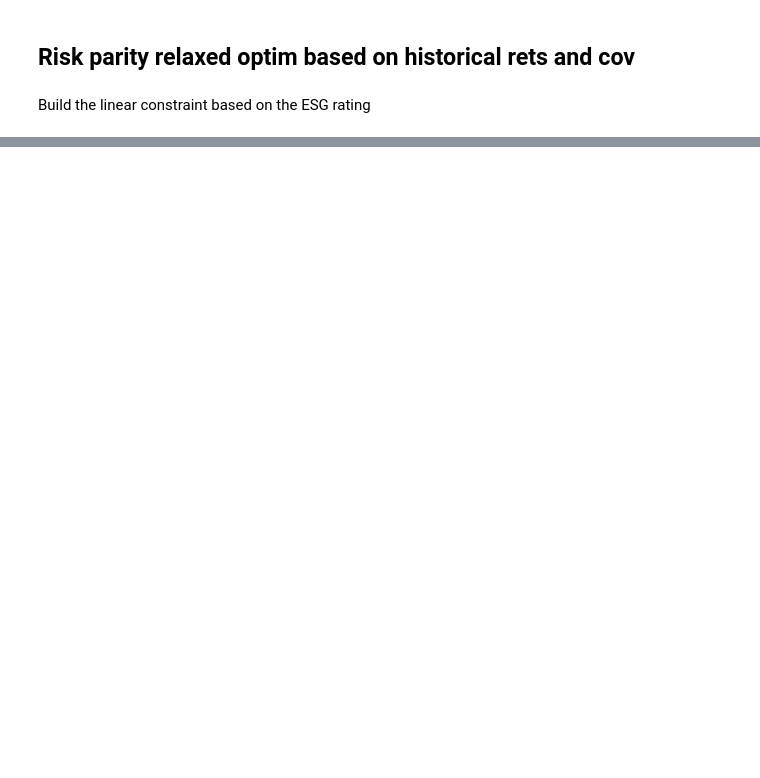
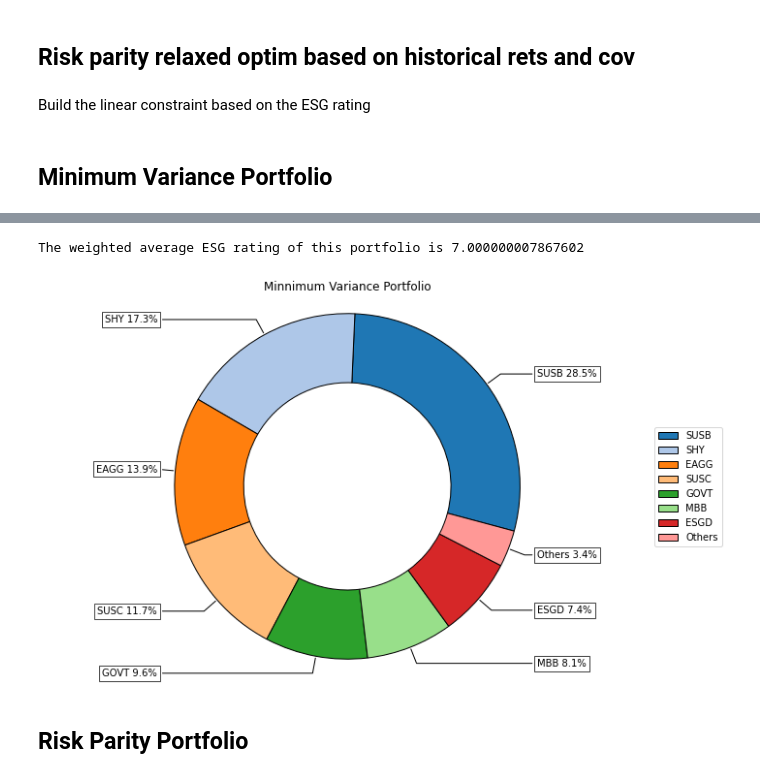
Before and after one commit to remimail/TP-3, a Jupyter notebook: main.ipynb, the cells around one changed output, grey strips where cells are left out. Saved outputs shown, nothing was run; the diff lists cells and outputs as text; code cells hidden in the pictures; blank space fills up the shorter version.

```diff
--- a/main.ipynb
+++ b/main.ipynb
@@ -108,3 +106,29 @@ obj = 'Sharpe' # Objective function, could be MinRisk, MaxRet, Utility or Sharpe
 hist = True # Use historical scenarios for risk measures that depend on scenarios
 rf = 0 # Risk free rate
 b = None # Risk contribution constraints vector
+# %% [markdown]
+## Minimum Variance Portfolio
+# %%
+model='Classic' # Could be Classic (historical), BL (Black Litterman) or FM (Factor Model)
+rm = 'MV' # Risk measure used, this time will be variance
+obj = 'MinRisk' # Objective function, could be MinRisk, MaxRet, Utility or Sharpe
+hist = True # Use historical scenarios for risk measures that depend on scenarios
+rf = 0 # Risk free rate
+l = 0 # Risk aversion factor, only useful when obj is 'Utility'
+
+w = port.optimization(model=model, rm=rm, obj=obj, rf=rf, l=l, hist=hist)
+
+display(w.T)
+
+# Plotting the composition of the portfolio
+
+ax = rp.plot_pie(w=w, title='Minnimum Variance Portfolio', others=0.05, nrow=25, cmap = "tab20",
+                 height=6, width=10, ax=None)
+
+
+w_weights = w['weights'].values.reshape(1, -1)
+esg_ratings = ESG_constraint['ESG Fund Rating'].values.reshape(-1, 1)
+
+ESG_Rating_portfolio = w_weights.dot(esg_ratings).item()
+print(f'The weighted average ESG rating of this portfolio is {ESG_Rating_portfolio}')
+# %% [output]
@@ -111,3 +137,7 @@ b = None # Risk contribution constraints vector
+The weighted average ESG rating of this portfolio is 7.000000007867602
+[figure, added]
+# %% [markdown]
+## Risk Parity Portfolio
 # %%
 version = 'A' # Could be A, B or C
 
```
Also changed, not shown: parts of 23 cells of this notebook.
